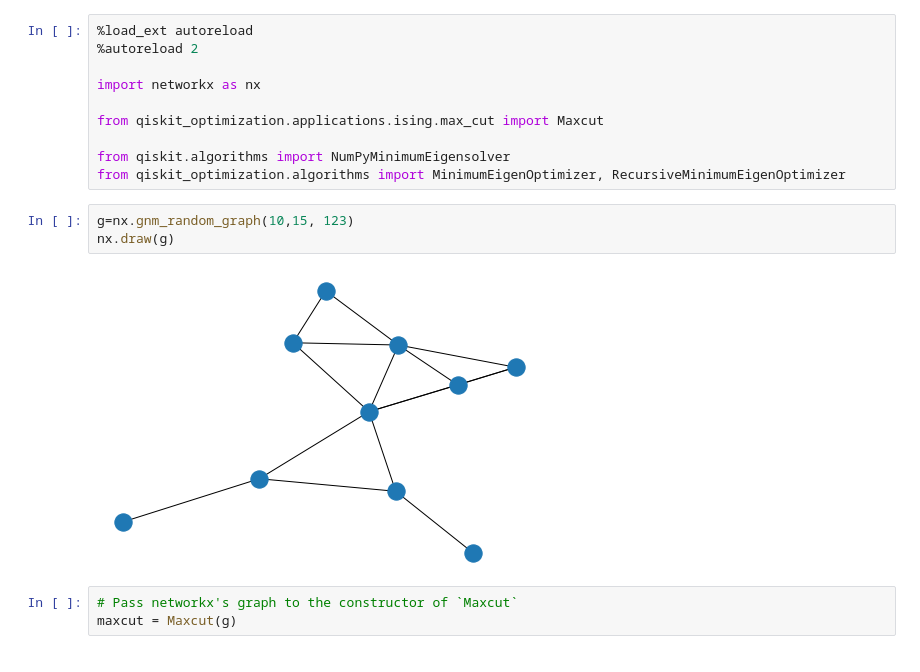
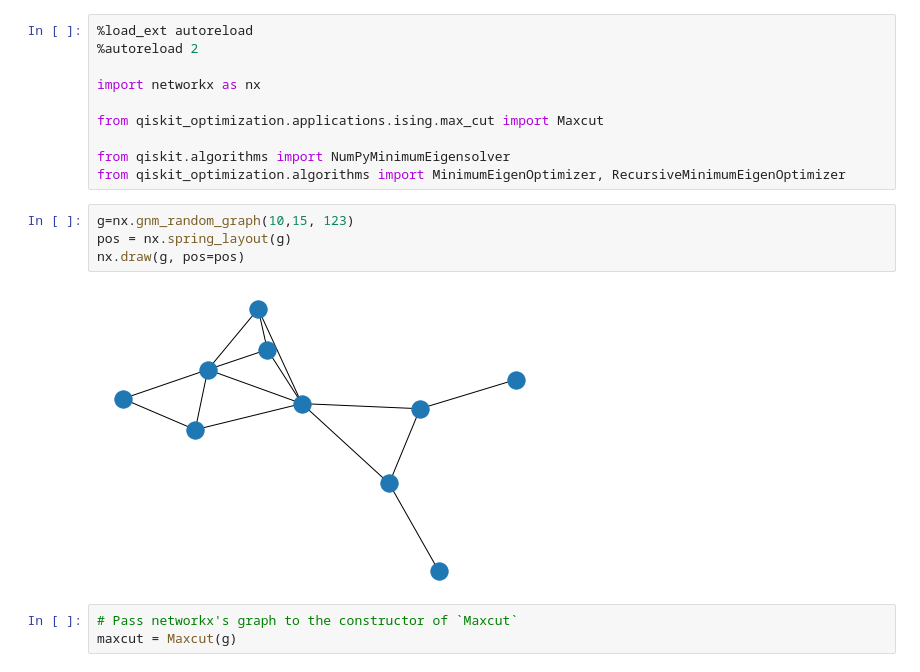
Before and after one commit to qiskit-community/qiskit-optimization, a Jupyter notebook: qiskit_optimization/applications/ising/maxcut_example.ipynb, the cells around one changed output. Drawn from its saved outputs; the diff is of its cells as text.

```diff
--- a/qiskit_optimization/applications/ising/maxcut_example.ipynb
+++ b/qiskit_optimization/applications/ising/maxcut_example.ipynb
@@ -10,9 +10,10 @@ from qiskit.algorithms import NumPyMinimumEigensolver
 from qiskit_optimization.algorithms import MinimumEigenOptimizer, RecursiveMinimumEigenOptimizer
 # %%
 g=nx.gnm_random_graph(10,15, 123)
-nx.draw(g)
+pos = nx.spring_layout(g)
+nx.draw(g, pos=pos)
 # %% [output]
-[figure, old version]
+[figure, new version]
 # %%
 # Pass networkx's graph to the constructor of `Maxcut`
 maxcut = Maxcut(g)
```
Also changed, not shown: parts of 1 cell of this notebook.
